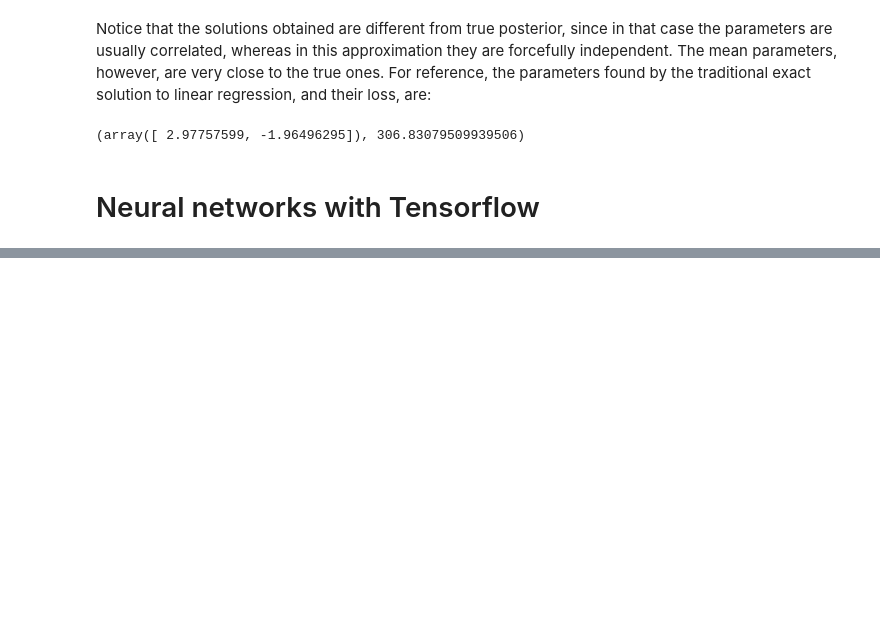
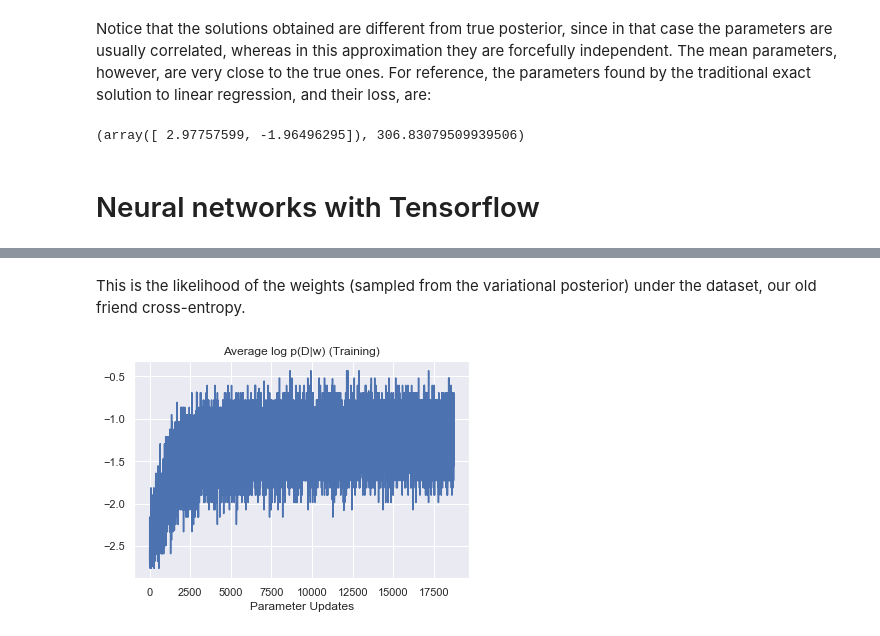
Before and after one commit to e-dorigatti/gaussian_processes, a Jupyter notebook: bayes_by_backprop.ipynb, the cells around one changed output, grey strips where cells are left out. Cells and saved outputs as stored; diff of their text form; code cells hidden in the pictures; blank space fills up the shorter version.

```diff
--- a/bayes_by_backprop.ipynb
+++ b/bayes_by_backprop.ipynb
@@ -705,0 +780,8 @@ Epoch 600 - Val. Acc.: 0.9325 - Val. Loss: 0.1219 (logQ: -1.0148 | logP -1.0170
+# %% [markdown]
+This is the likelihood of the weights (sampled from the variational posterior) under the dataset, our old friend cross-entropy.
+# %%
+trainlog.logd.plot(title='Average log p(D|w) (Training)')
+plt.xlabel('Parameter Updates')
+plt.show()
+# %% [output]
+[figure, added]
```
Also changed, not shown: parts of 16 cells of this notebook.
